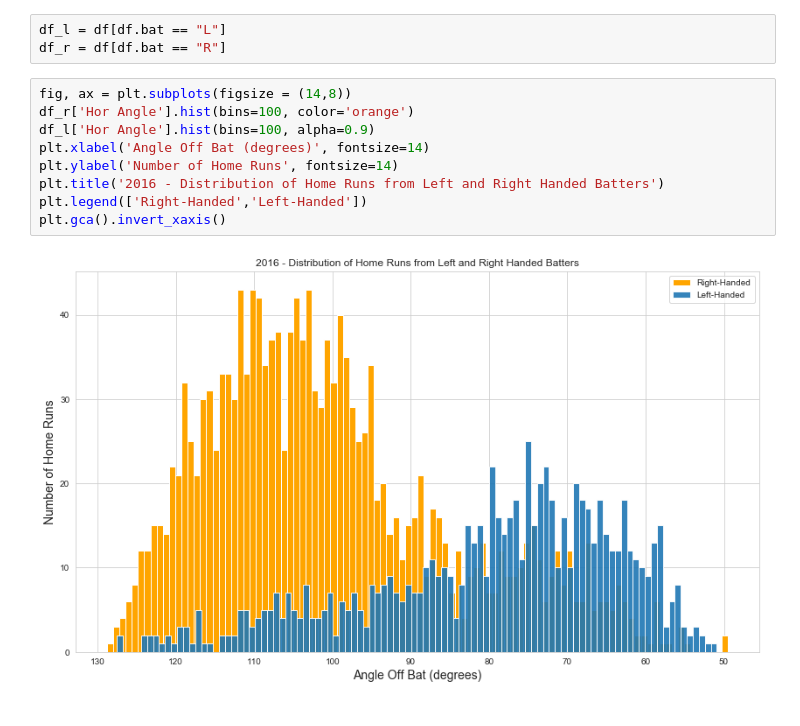
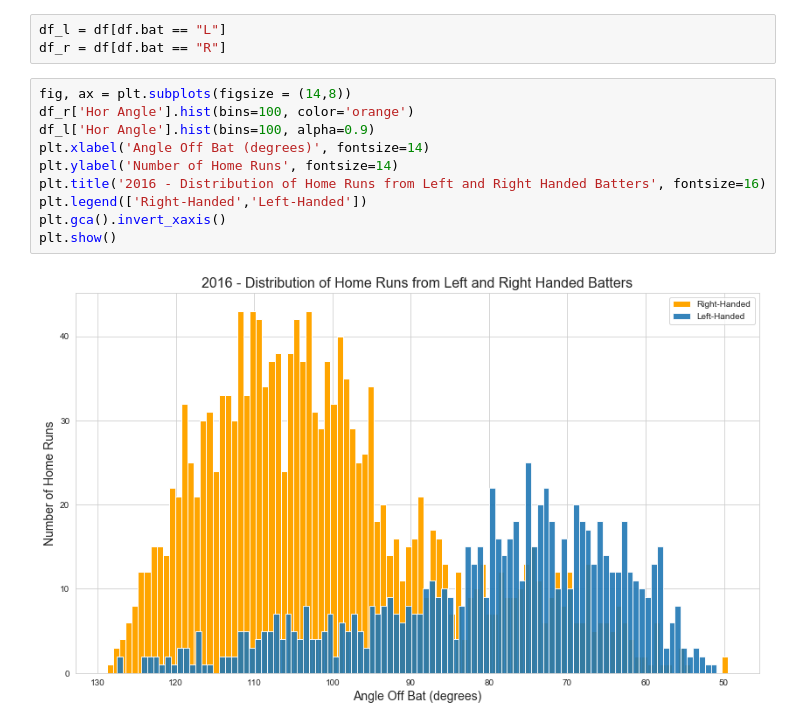
Before and after one commit to dmitriykats1/Baseball-Hitters, a Jupyter notebook: Baseball.ipynb, the cells around one changed output. Saved outputs shown, nothing was run; the diff lists cells and outputs as text.

```diff
--- a/Baseball.ipynb
+++ b/Baseball.ipynb
@@ -48,11 +48,12 @@ df_r = df[df.bat == "R"]
 # %%
 fig, ax = plt.subplots(figsize = (14,8))
 df_r['Hor Angle'].hist(bins=100, color='orange')
 df_l['Hor Angle'].hist(bins=100, alpha=0.9)
 plt.xlabel('Angle Off Bat (degrees)', fontsize=14)
 plt.ylabel('Number of Home Runs', fontsize=14)
-plt.title('2016 - Distribution of Home Runs from Left and Right Handed Batters')
+plt.title('2016 - Distribution of Home Runs from Left and Right Handed Batters', fontsize=16)
 plt.legend(['Right-Handed','Left-Handed'])
 plt.gca().invert_xaxis()
+plt.show()
 # %% [output]
-[figure, old version]
+[figure, new version]
```
Also changed, not shown: parts of 1 cell of this notebook.
